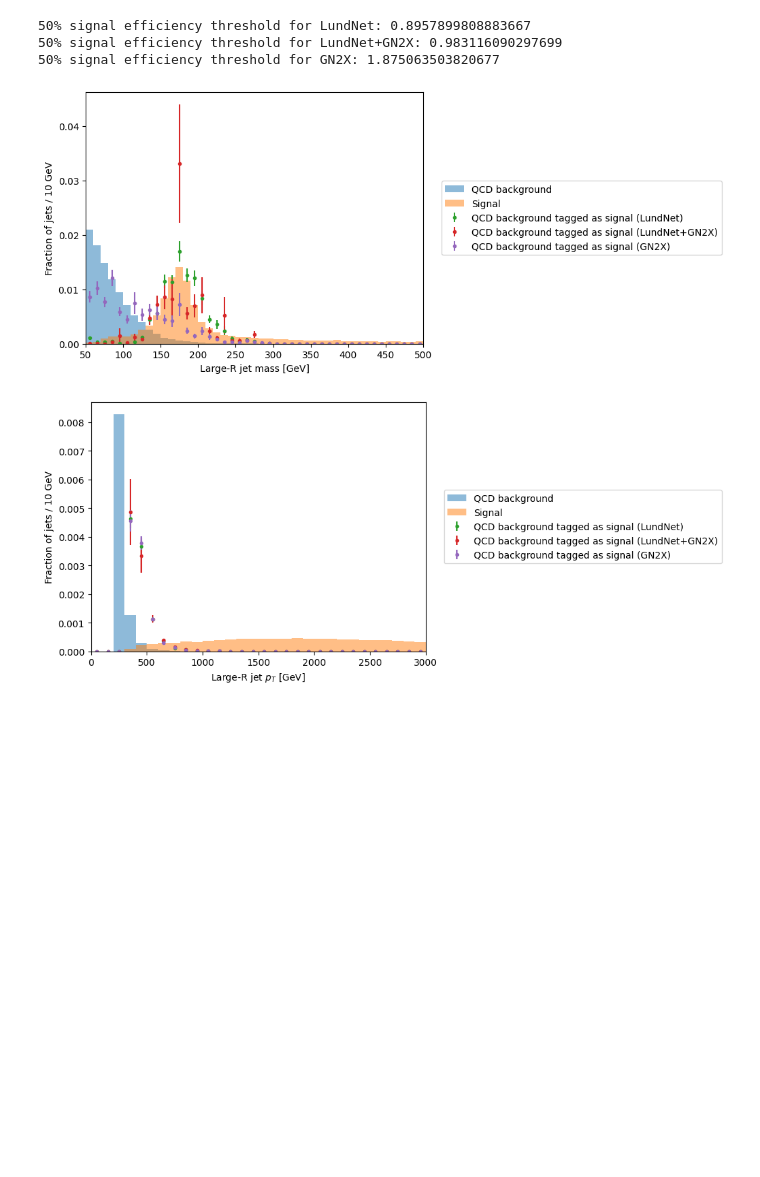
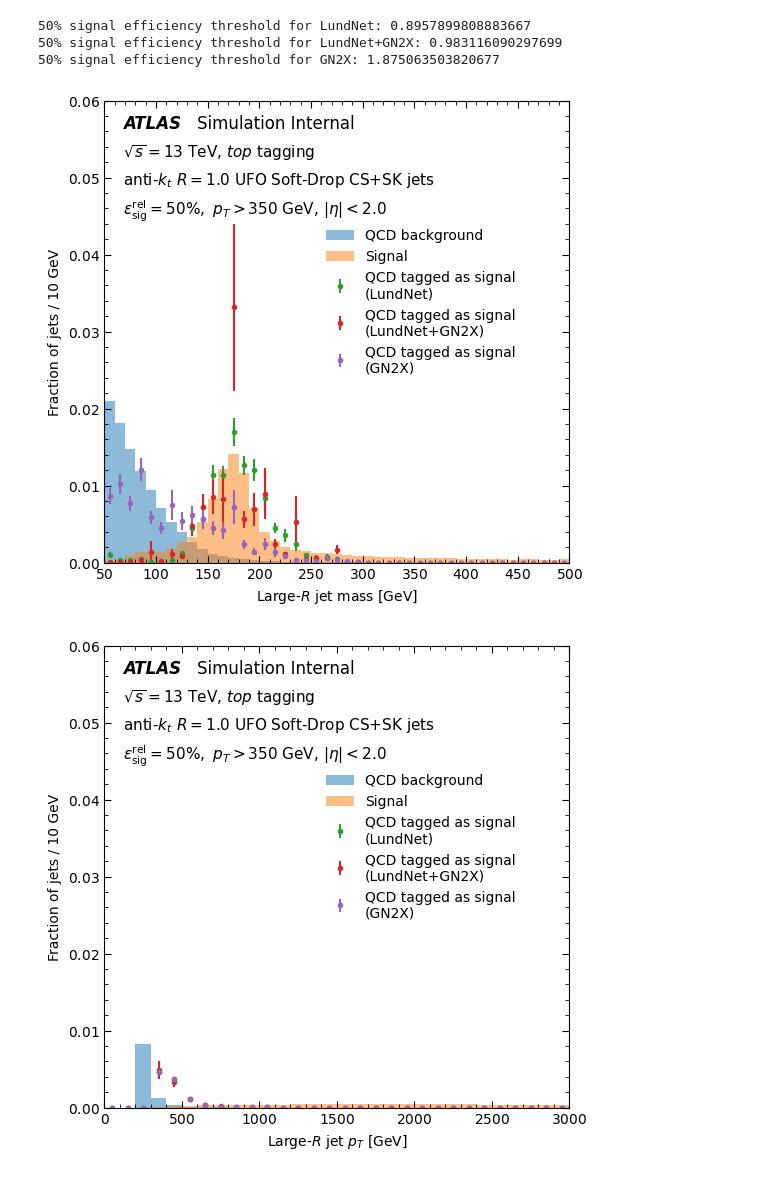
Before and after one commit to KonDoran/lundtoptagger, a Jupyter notebook: plotting.ipynb, the cells around one changed output. Saved outputs shown, nothing was run; the diff lists cells and outputs as text; code cells hidden in the pictures; blank space fills up the shorter version.

Commit message:
ATLAS style plots

```diff
--- a/plotting.ipynb
+++ b/plotting.ipynb
@@ -119,15 +134,17 @@ for i, model in enumerate(selected_models):
     hist_params["color"] = f"C{i}"
     plt.hist(scores[labels==0], weights=weights[labels==0], label="Background "+model, ls="--", **hist_params)
     plt.hist(scores[labels==1], weights=weights[labels==1], label="Signal "+model,     ls="-",  **hist_params)
-    plt.legend()
+plt.legend(frameon=False)
+# plt.legend(frameon=False, bbox_to_anchor=(1.04,0.5), loc="center left")
 plt.show()
 for i, model in enumerate(selected_models):
     scores = models[model]["scores"]
     hist_params["color"] = f"C{i}"
     plt.hist(scores[labels==0], weights=weights[labels==0], label="Background "+model, ls="--", **hist_params)
     plt.hist(scores[labels==1], weights=weights[labels==1], label="Signal "+model,     ls="-",  **hist_params)
-    plt.legend()
     plt.yscale('log')
+plt.legend(frameon=False)
+# plt.legend(frameon=False, bbox_to_anchor=(1.04,0.5), loc="center left")
 plt.show()
 
 selected_models = ["GN2X"]
@@ -136,14 +153,16 @@ for i, model in enumerate(selected_models):
     hist_params["color"] = f"C{i}"
     plt.hist(scores[labels==0], weights=weights[labels==0], label="Background "+model, ls="--", **hist_params)
     plt.hist(scores[labels==1], weights=weights[labels==1], label="Signal "+model,     ls="-",  **hist_params)
-    plt.legend()
+plt.legend(frameon=False)
+# plt.legend(frameon=False, bbox_to_anchor=(1.04,0.5), loc="center left")
 plt.show()
 for i, model in enumerate(selected_models):
     scores = models[model]["scores"]
     hist_params["color"] = f"C{i}"
     plt.hist(scores[labels==0], weights=weights[labels==0], label="Background "+model, ls="--", **hist_params)
     plt.hist(scores[labels==1], weights=weights[labels==1], label="Signal "+model,     ls="-",  **hist_params)
-    plt.legend()
     plt.yscale('log')
+plt.legend(frameon=False)
+# plt.legend(frameon=False, bbox_to_anchor=(1.04,0.5), loc="center left")
 plt.show()
 # %% [output]
@@ -184,43 +203,58 @@ plot_signal_after_tagging = False
 plot_params = {
     "lin": {
         "yscale": "linear",
-        "ylim": (None, None),
+        "ylim": (0, 0.06),
     },
     "log": {
         "yscale": "log",
-        "ylim": (1e-5, 1e2),
+        "ylim": (1e-5, 10),
     }
 }
 
 for params in plot_params.values():
     for var in var_params:
+        fig, ax = plt.subplots(figsize=(6, 6))
+
         var_data = data[var]
         hist_params = dict(
             bins = var_params[var]["bins"],
             range = var_params[var]["range"],
             density = True,
             # histtype = "step"
         )
         errorbar_params = dict(
             fmt='.',
         )
         plt.hist(var_data[labels==0], weights=weights[labels==0], label="QCD background", **hist_params, alpha=0.5)
         plt.hist(var_data[labels==1], weights=weights[labels==1], label="Signal",         **hist_params, alpha=0.5)
 
         for model in selected_models:
             tagged_as_signal = models[model]["scores"] > models[model]["threshold_score"]
-            hist_with_errors(var_data[(labels==0) & tagged_as_signal & selection], weights=weights[(labels==0) & tagged_as_signal & selection], label=f"QCD background tagged as signal ({model})", **hist_params, **errorbar_params)
+            hist_with_errors(var_data[(labels==0) & tagged_as_signal & selection], weights=weights[(labels==0) & tagged_as_signal & selection], label=f"QCD tagged as signal\n({model})", **hist_params, **errorbar_params)
             if plot_signal_after_tagging:
-                hist_with_errors(var_data[(labels==1) & tagged_as_signal & selection], weights=weights[(labels==1) & tagged_as_signal & selection], label=f"Signal tagged as signal ({model})",     **hist_params, **errorbar_params)
+                hist_with_errors(var_data[(labels==1) & tagged_as_signal & selection], weights=weights[(labels==1) & tagged_as_signal & selection], label=f"Signal tagged as signal\n({model})",     **hist_params, **errorbar_params)
+
+        # Add ATLAS label
+        atlas_label = r"ATLAS"
+        atlas_sim = r"Simulation Internal"
+        atlas_info = r"$\sqrt{s} = 13$ TeV, $top$ tagging"  # TODO: make it autimatically use W or top based on selected config
+        jet_info = r"anti-$k_t$ $R=1.0$ UFO Soft-Drop CS+SK jets"
+        selection_info = r"$\epsilon^{\mathrm{rel}}_{\mathrm{sig}}=50\%,\ p_T > 350$ GeV, $| \eta | < 2.0$" # TODO: make this dynamic based on selection, and for the pT plot show the mass cut
+        text_args = {"transform": ax.transAxes, "va": 'top'}
+        ax.text(0.04, 0.97, atlas_label,    fontsize=12, **text_args, fontweight='bold', style='italic')
+        ax.text(0.20, 0.97, atlas_sim,      fontsize=12, **text_args)
+        ax.text(0.04, 0.91, atlas_info,     fontsize=11, **text_args)
+        ax.text(0.04, 0.85, jet_info,       fontsize=11, **text_args)
+        ax.text(0.04, 0.79, selection_info, fontsize=11, **text_args)
 
         plt.xlim(var_params[var]["range"])
         plt.xlabel(var_params[var]["title"])
         plt.ylabel("Fraction of jets / 10 GeV")  # TODO: make this dynamic based on bin width, and different for the mass and pT plots
         plt.yscale(params["yscale"])
         plt.ylim(params["ylim"])
-        # plt.legend()
-        plt.legend(bbox_to_anchor=(1.04,0.5), loc="center left")
+        # plt.legend(frameon=False, bbox_to_anchor=(1.04,0.5), loc="center left")
+        plt.legend(frameon=False, loc="upper left", bbox_to_anchor=(0.45, 0.75))
         plt.show()
 # %% [output]
-[figure, old version]
+[figure, new version]
-[figure, old version]
+[figure, new version]
```
Also changed, not shown: parts of 6 cells of this notebook, 1 other file.
